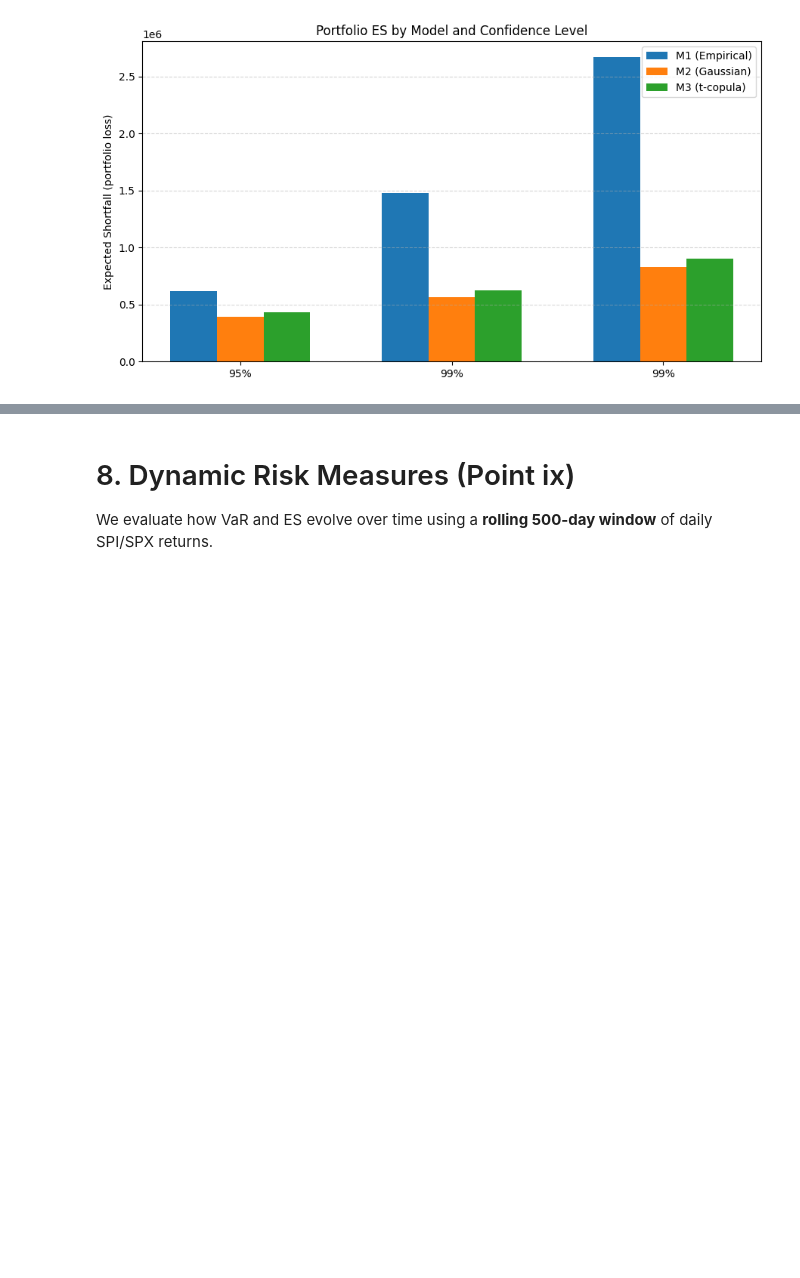
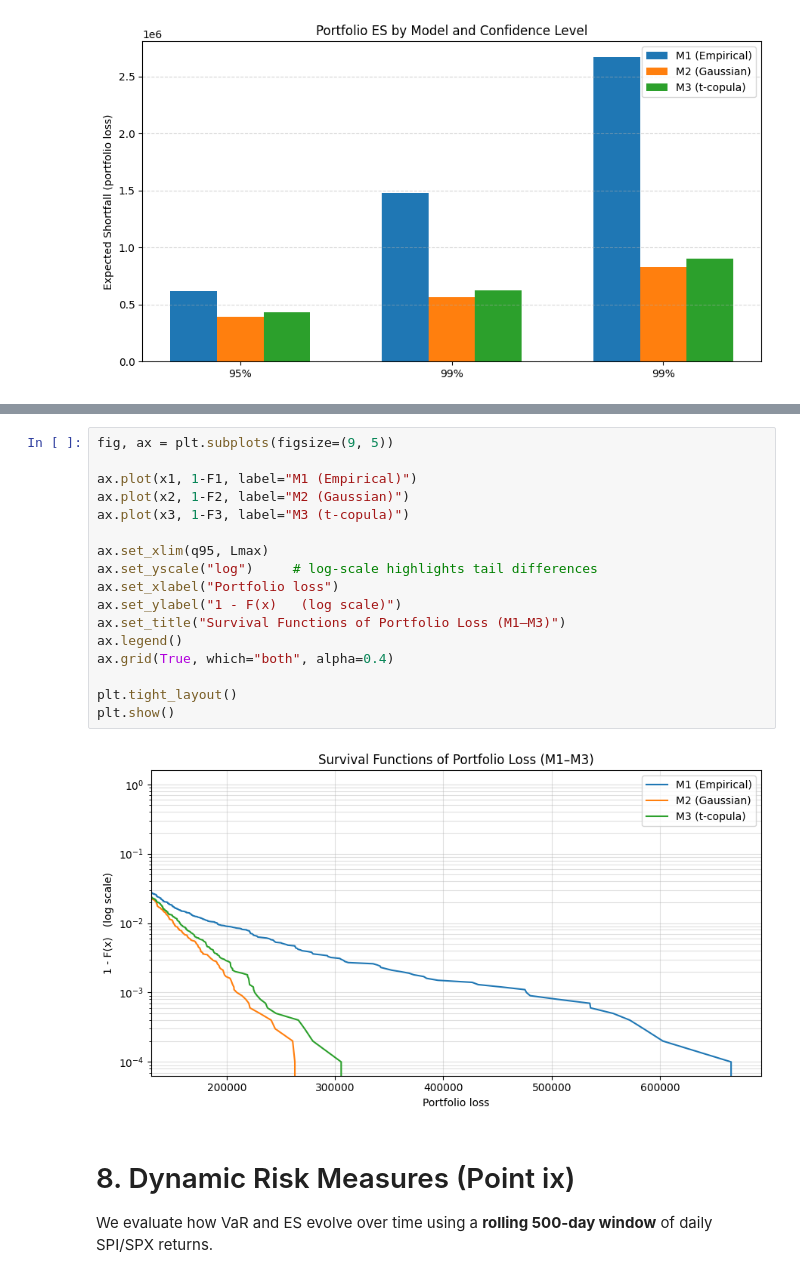
Before and after one commit to juanfp02/quant-risk-management, a Jupyter notebook: main.ipynb, the cells around one changed output, grey strips where cells are left out. Cells and saved outputs as stored; diff of their text form; blank space fills up the shorter version.

```diff
--- a/main.ipynb
+++ b/main.ipynb
@@ -604,3 +636,22 @@ plt.show()
+# %%
+fig, ax = plt.subplots(figsize=(9, 5))
+
+ax.plot(x1, 1-F1, label="M1 (Empirical)")
+ax.plot(x2, 1-F2, label="M2 (Gaussian)")
+ax.plot(x3, 1-F3, label="M3 (t-copula)")
+
+ax.set_xlim(q95, Lmax)
+ax.set_yscale("log")     # log-scale highlights tail differences
+ax.set_xlabel("Portfolio loss")
+ax.set_ylabel("1 - F(x)   (log scale)")
+ax.set_title("Survival Functions of Portfolio Loss (M1–M3)")
+ax.legend()
+ax.grid(True, which="both", alpha=0.4)
+
+plt.tight_layout()
+plt.show()
+# %% [output]
+[figure, added]
 # %% [markdown]
 # 8. Dynamic Risk Measures (Point ix)
 
```
Also changed, not shown: parts of 8 cells of this notebook.
